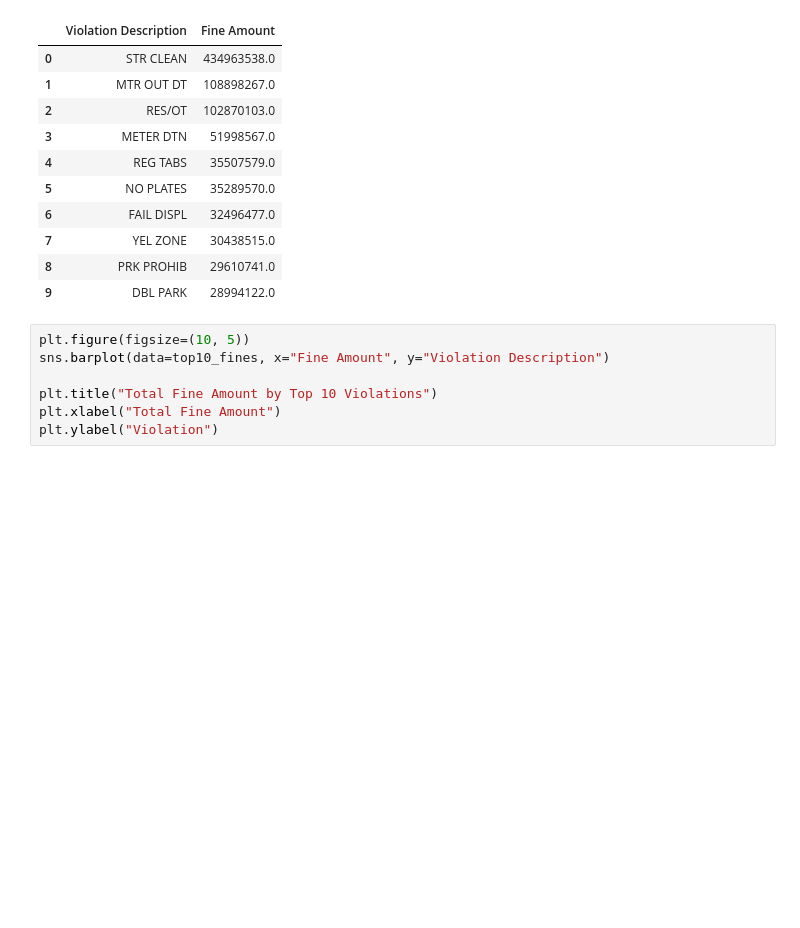
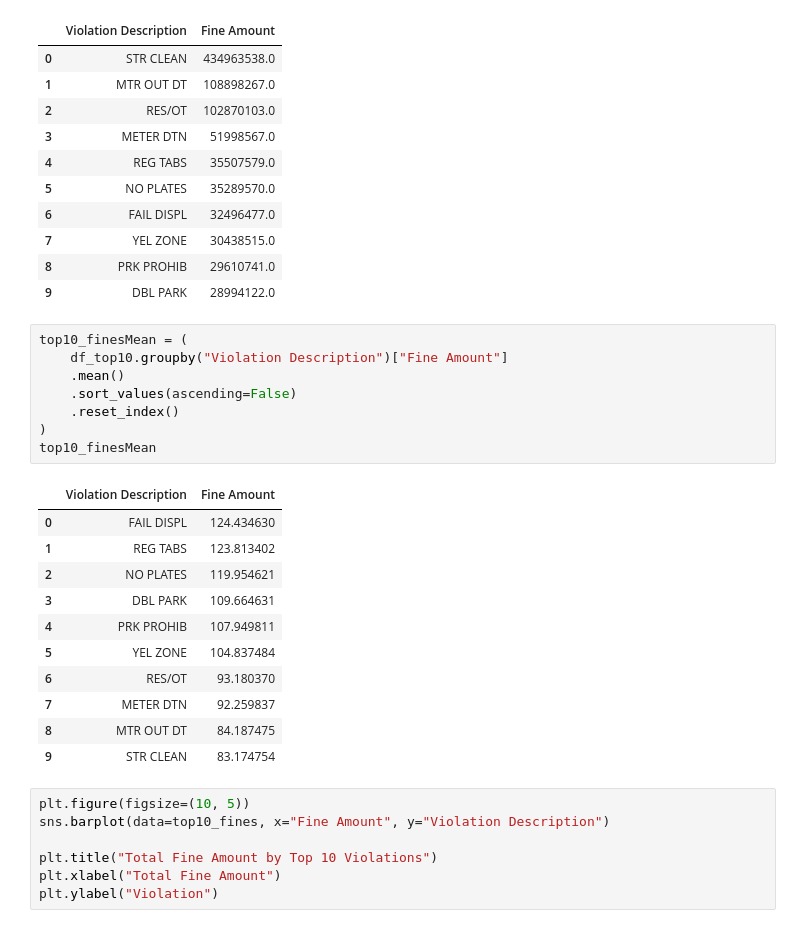
Before and after one commit to sjsu-cs122-s26/ZeninClan-sf-parking-citation-analysis, a Jupyter notebook: notebooks/final.ipynb, the cells around one changed output. Cells and saved outputs as stored; diff of their text form; blank space fills up the shorter version.

```diff
--- a/notebooks/final.ipynb
+++ b/notebooks/final.ipynb
@@ -264,6 +308,26 @@ top10_fines
 | 7 | YEL ZONE | 30438515.0 |
 | 8 | PRK PROHIB | 29610741.0 |
 | 9 | DBL PARK | 28994122.0 |
+# %%
+top10_finesMean = (
+    df_top10.groupby("Violation Description")["Fine Amount"]
+    .mean()
+    .sort_values(ascending=False)
+    .reset_index()
+)
+top10_finesMean
+# %% [output]
+|  | Violation Description | Fine Amount |
+| 0 | FAIL DISPL | 124.434630 |
+| 1 | REG TABS | 123.813402 |
+| 2 | NO PLATES | 119.954621 |
+| 3 | DBL PARK | 109.664631 |
+| 4 | PRK PROHIB | 107.949811 |
+| 5 | YEL ZONE | 104.837484 |
+| 6 | RES/OT | 93.180370 |
+| 7 | METER DTN | 92.259837 |
+| 8 | MTR OUT DT | 84.187475 |
+| 9 | STR CLEAN | 83.174754 |
 # %%
 plt.figure(figsize=(10, 5))
 sns.barplot(data=top10_fines, x="Fine Amount", y="Violation Description")
```
Also changed, not shown: parts of 48 cells of this notebook.
